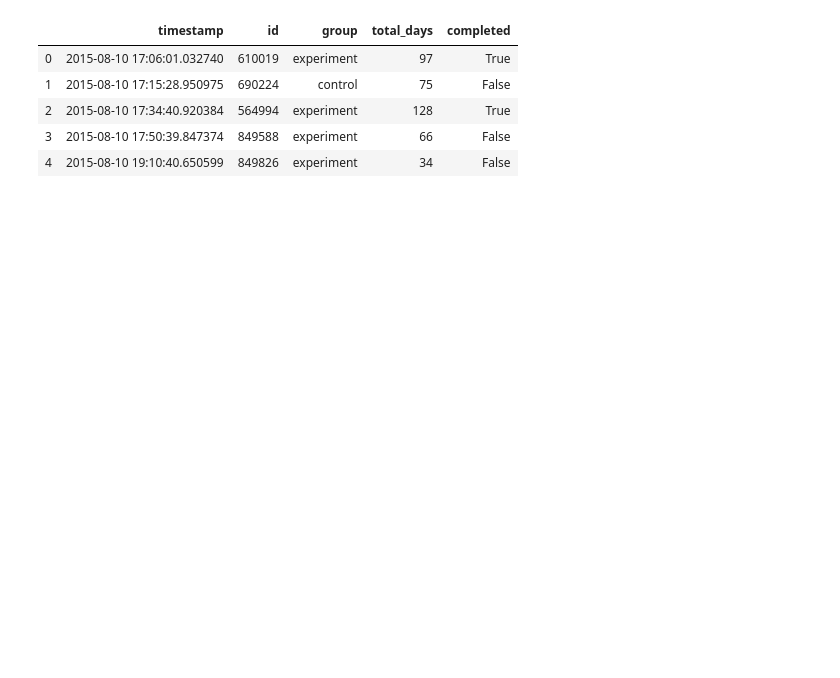
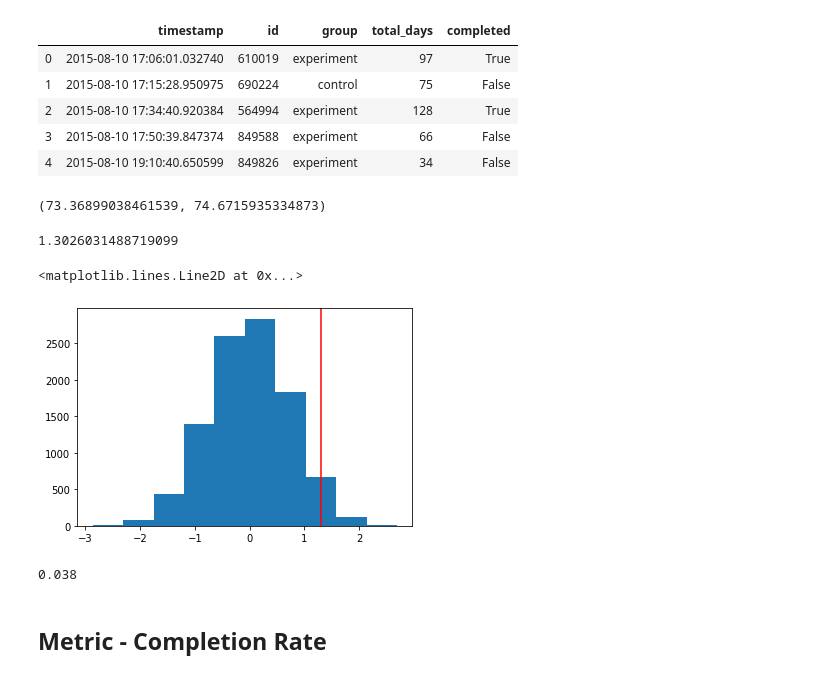
Before and after one commit to mzhoolideh/data_science_pract, a Jupyter notebook: case_study_AB_testing/AB_tesiting.ipynb, the cells around one changed output. Drawn from its saved outputs; the diff is of its cells as text; code cells hidden in the pictures; blank space fills up the shorter version.

```diff
--- a/case_study_AB_testing/AB_tesiting.ipynb
+++ b/case_study_AB_testing/AB_tesiting.ipynb
@@ -289,3 +291,34 @@ class_df.head()
 # %%
 class_control = class_df.query('group == "control"')
 class_experiment = class_df.query('group == "experiment"')
+class_control.total_days.mean(), class_experiment.total_days.mean()
+# %% [output]
+(73.36899038461539, 74.6715935334873)
+# %%
+obs_diff_c = class_experiment.total_days.mean() - class_control.total_days.mean()
+obs_diff_c
+# %% [output]
+1.3026031488719099
+# %%
+diffs_c = []
+for _ in range(10000):
+    bootsample = class_df.sample(class_df.shape[0], replace=True)
+    control_mean = bootsample.query('group=="control"' )['total_days'].mean()
+    experiment_mean = bootsample.query('group=="experiment"' )['total_days'].mean()
+    diffs_c.append(experiment_mean-control_mean)
+# %%
+diffs_c = np.array(diffs_c)
+# %%
+null_vals_c = np.random.normal(0, diffs_c.std(), diffs_c.shape)
+# %%
+plt.hist(null_vals_c);
+plt.axvline(obs_diff_c, c='r')
+# %% [output]
+<matplotlib.lines.Line2D at 0x...>
+[figure, added]
+# %%
+(null_vals_c > obs_diff_c).mean()
+# %% [output]
+0.038
+# %% [markdown]
+## Metric - Completion Rate
```
Also changed, not shown: parts of 1 cell of this notebook.
